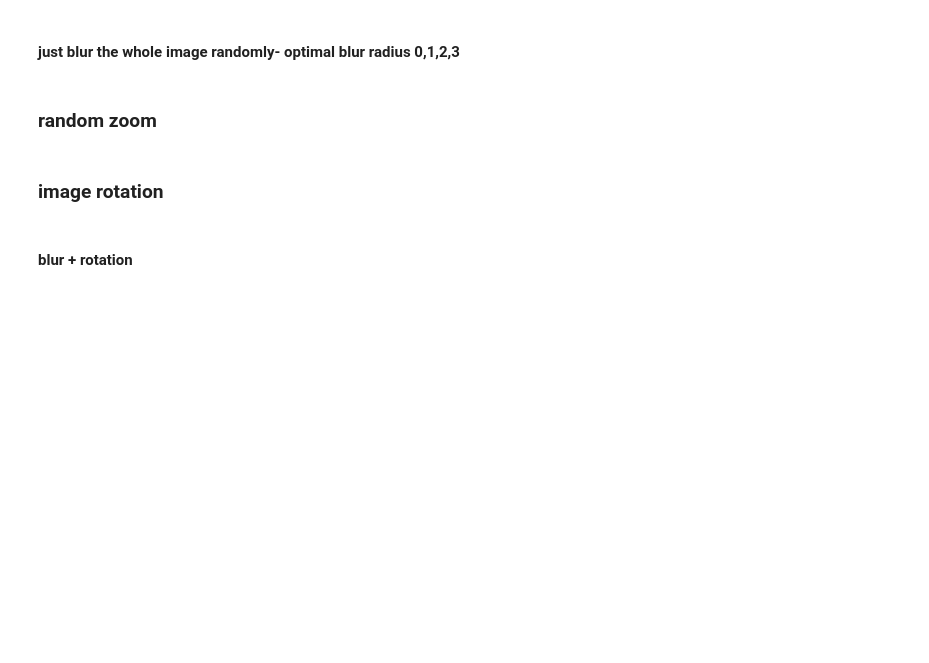
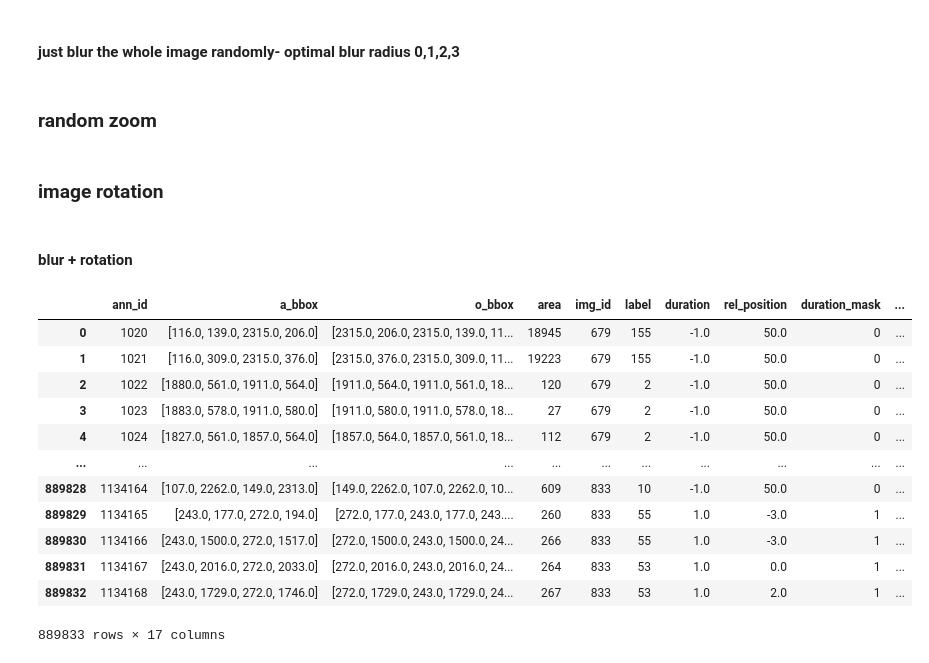
Before and after one commit to dmgonzalez8/OMR, a Jupyter notebook: resize_padding.ipynb, the cells around one changed output. Drawn from its saved outputs; the diff is of its cells as text; code cells hidden in the pictures; blank space fills up the shorter version.

```diff
--- a/resize_padding.ipynb
+++ b/resize_padding.ipynb
@@ -858,3 +906,19 @@ bboxes = bboxes.values[0]
 rotated_image, new_boxes = rotate_image_and_boxes(image_path, bboxes)
 blurred_image = apply_random_blur(None, number_of_areas=1, blur_radius=3, image_binary=rotated_image)
 show_image_with_boxes(None, new_boxes, blurred_image)
+# %%
+train_data
+# %% [output]
+|  | ann_id | a_bbox | o_bbox | area | img_id | label | duration | rel_position | duration_mask | ... |
+| 0 | 1020 | [116.0, 139.0, 2315.0, 206.0] | [2315.0, 206.0, 2315.0, 139.0, 11... | 18945 | 679 | 155 | -1.0 | 50.0 | 0 | ... |
+| 1 | 1021 | [116.0, 309.0, 2315.0, 376.0] | [2315.0, 376.0, 2315.0, 309.0, 11... | 19223 | 679 | 155 | -1.0 | 50.0 | 0 | ... |
+| 2 | 1022 | [1880.0, 561.0, 1911.0, 564.0] | [1911.0, 564.0, 1911.0, 561.0, 18... | 120 | 679 | 2 | -1.0 | 50.0 | 0 | ... |
+| 3 | 1023 | [1883.0, 578.0, 1911.0, 580.0] | [1911.0, 580.0, 1911.0, 578.0, 18... | 27 | 679 | 2 | -1.0 | 50.0 | 0 | ... |
+| 4 | 1024 | [1827.0, 561.0, 1857.0, 564.0] | [1857.0, 564.0, 1857.0, 561.0, 18... | 112 | 679 | 2 | -1.0 | 50.0 | 0 | ... |
+| ... | ... | ... | ... | ... | ... | ... | ... | ... | ... | ... |
+| 889828 | 1134164 | [107.0, 2262.0, 149.0, 2313.0] | [149.0, 2262.0, 107.0, 2262.0, 10... | 609 | 833 | 10 | -1.0 | 50.0 | 0 | ... |
+| 889829 | 1134165 | [243.0, 177.0, 272.0, 194.0] | [272.0, 177.0, 243.0, 177.0, 243.... | 260 | 833 | 55 | 1.0 | -3.0 | 1 | ... |
+| 889830 | 1134166 | [243.0, 1500.0, 272.0, 1517.0] | [272.0, 1500.0, 243.0, 1500.0, 24... | 266 | 833 | 55 | 1.0 | -3.0 | 1 | ... |
+| 889831 | 1134167 | [243.0, 2016.0, 272.0, 2033.0] | [272.0, 2016.0, 243.0, 2016.0, 24... | 264 | 833 | 53 | 1.0 | 0.0 | 1 | ... |
+| 889832 | 1134168 | [243.0, 1729.0, 272.0, 1746.0] | [272.0, 1729.0, 243.0, 1729.0, 24... | 267 | 833 | 53 | 1.0 | 2.0 | 1 | ... |
+889833 rows × 17 columns
```
Also changed, not shown: parts of 4 cells of this notebook, 3 other files.
